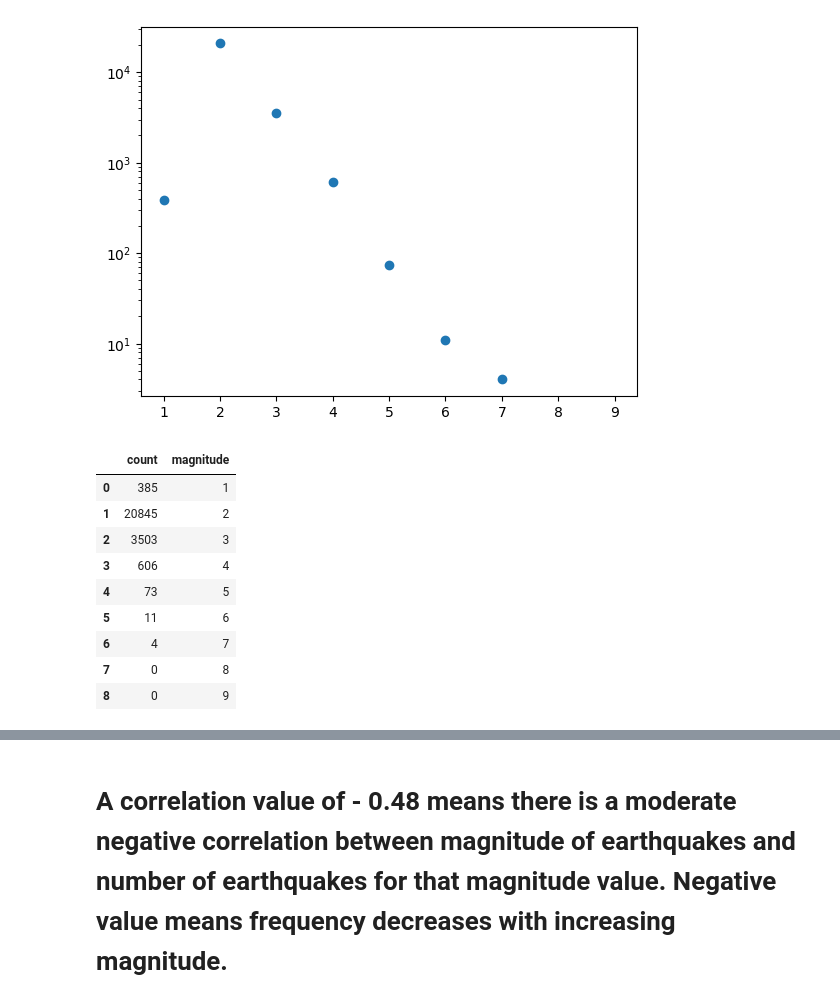
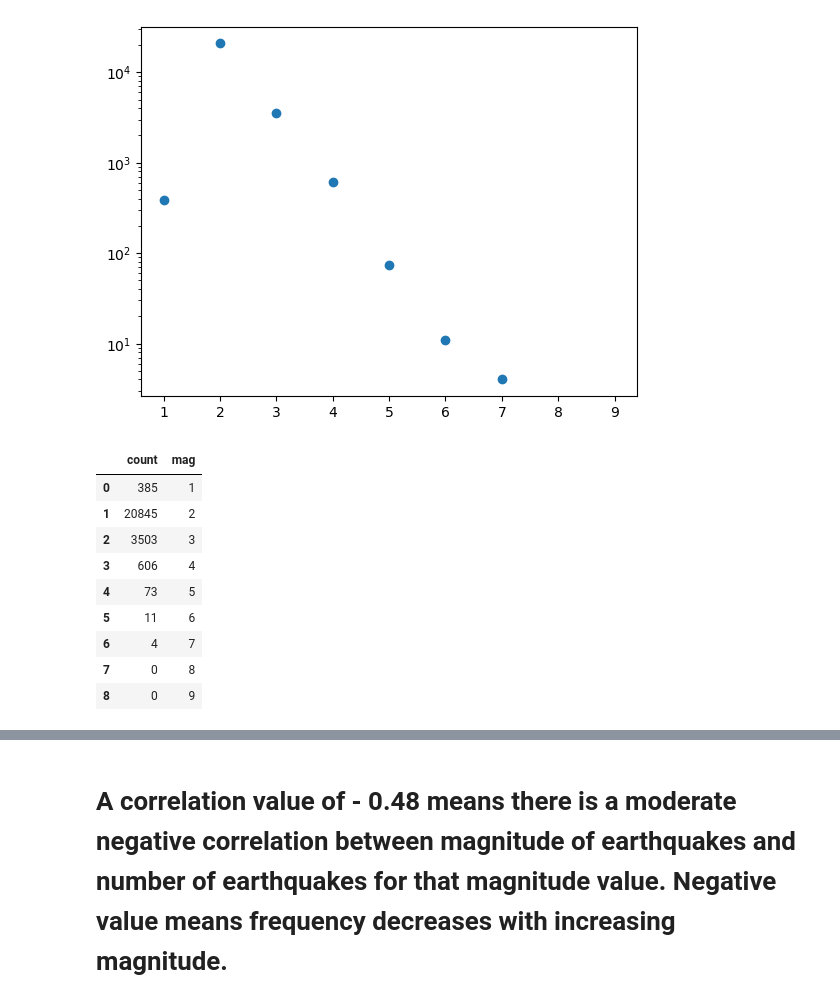
Before and after one commit to arif-geo/e_sci_data_analysis_test, a Jupyter notebook: eart_sci_data_analysis/HW_3/Linear_regression_on_earthquake_data.ipynb, the cells around one changed output, grey strips where cells are left out. Cells and saved outputs as stored; diff of their text form; code cells hidden in the pictures.

```diff
--- a/eart_sci_data_analysis/HW_3/Linear_regression_on_earthquake_data.ipynb
+++ b/eart_sci_data_analysis/HW_3/Linear_regression_on_earthquake_data.ipynb
@@ -143,10 +166,10 @@ plt.show()
 # %% [output]
 [figure]
 # %%
-mag_counts_df['magnitude'] = np.arange(1, 10 ,1)
+mag_counts_df['mag']=np.arange(1,10,1)
 mag_counts_df
 # %% [output]
-|  | count | magnitude |
+|  | count | mag |
 | 0 | 385 | 1 |
 | 1 | 20845 | 2 |
 | 2 | 3503 | 3 |
```
Also changed, not shown: parts of 8 cells of this notebook.
